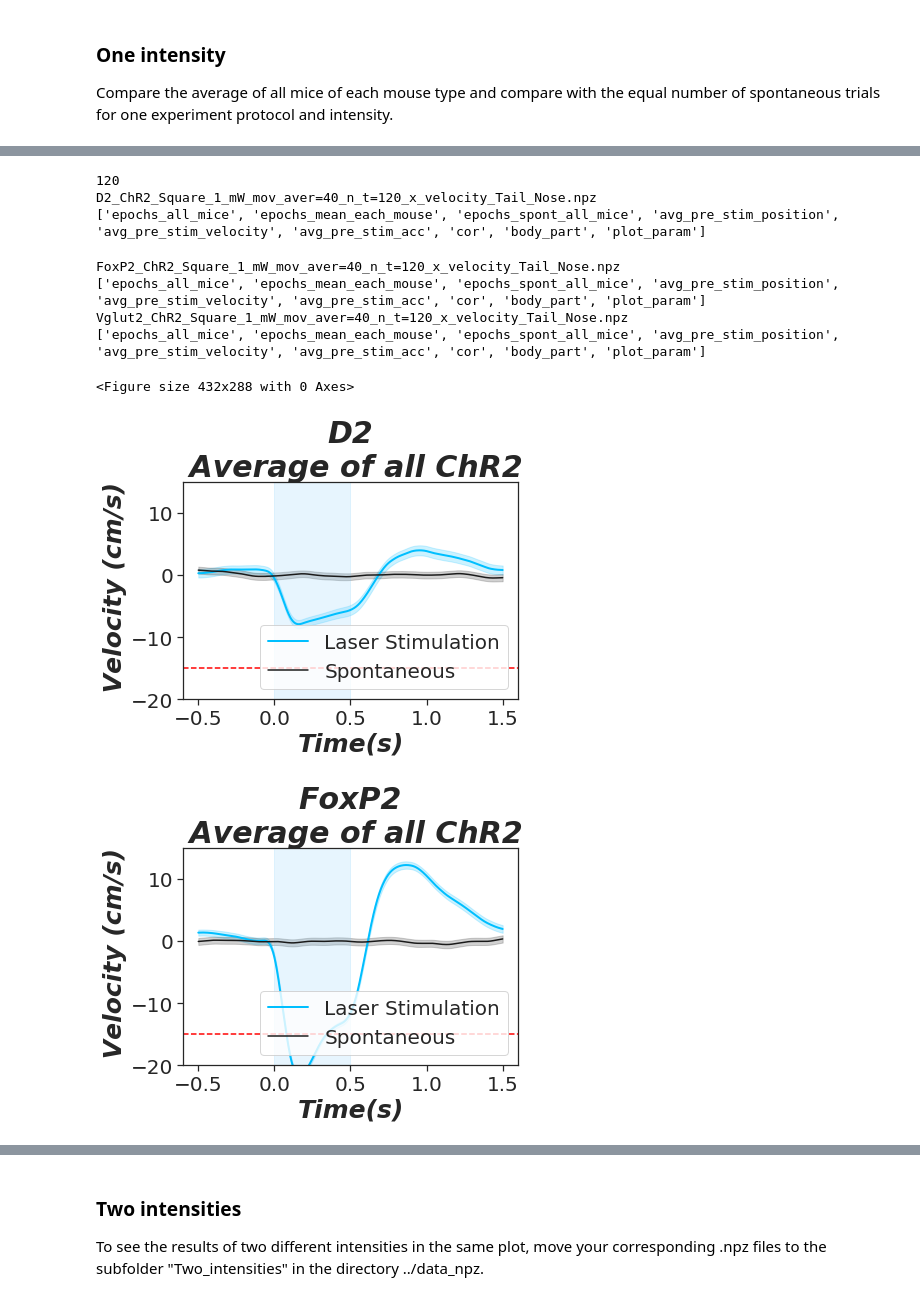
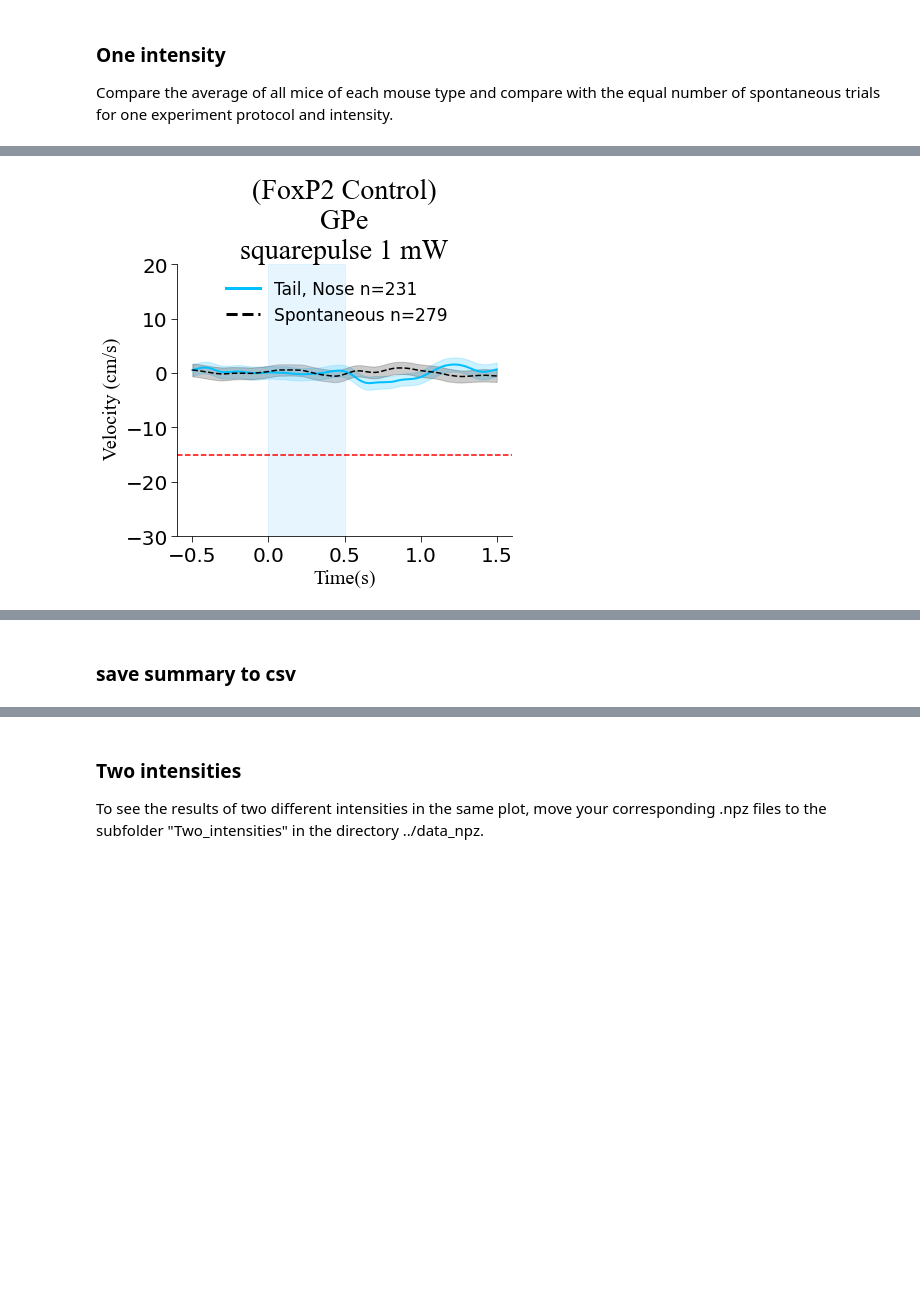
Before and after one commit to Shiva-A-Lindi/Behavioral-Analysis, a Jupyter notebook: Locomotion/Behavior_analysis_mouse_locomotion.ipynb, the cells around one changed output, grey strips where cells are left out. Drawn from its saved outputs; the diff is of its cells as text; code cells hidden in the pictures; blank space fills up the shorter version.

Commit message:
all mouse lines superimposed intensities plotted. Debugging violin plot

```diff
--- a/Locomotion/Behavior_analysis_mouse_locomotion.ipynb
+++ b/Locomotion/Behavior_analysis_mouse_locomotion.ipynb
@@ -141,19 +142,15 @@ opto_par_list=['ChR2']
 mouse_t_list = list( mouse_dict.keys()) # mouse lines are the keys of the mouse dict
 mouse_t_list = ['Vglut2D2']
 ylim = [-20,15]
-# stim_type = 'Square_1_mW'
-#stim_type = 'GP_15_mW'
-#stim_type = 'Square_0-25_mW'
-#stim_type = 'Square_0-5_mW'
-#stim_type = 'Beta_5_mW'
 
-stim_type = 'squarepulse_1mW'
-stim_type = 'squarepulse_0-5mW'
-# stim_type = 'squarepulse_0-35mW'
-# stim_type = 'betapulse_0-5mW'
-#stim_type = 'betapulse_0-75mW'
-#stim_type = 'betapulse_1mW'
-#stim_type = 'betapulse_2-5mW'
+stim_type = 'squarepulse_0-25_mW'
+stim_type = 'squarepulse_0-35mW'
+stim_type = 'squarepulse_0-5_mW'
+stim_type = 'squarepulse_1_mW'
+stim_type = 'betapulse_0-5_mW'
+stim_type = 'betapulse_1_mW'
+stim_type = 'betapulse_2_mW'
+stim_type = 'betapulse_5_mW'
 
 stim_loc = 'STR-STN'
 stim_loc = 'STN'
@@ -346,37 +337,33 @@ OSError: Cannot save file into a non-existent directory: '/media/shiva/LaCie/Dat
 # %%
-folder = 'Square_1_mW'
+stim_type = 'squarepulse_1_mW'
+stim_loc = 'GPe'
+opto_par = 'ChR2'
+# opto_par = 'Control'
 
-print(str(int(n_timebin*1000/fps)))
-path = os.path.join(pre_direct,'data_npz',folder,'ChR2')
-Summary_files_list = list_all_files(path,".npz")
-count = 1
-min_y_pre_post = -10 ; max_y_pre_post =  5
-for file in Summary_files_list:
-    count+=1
-    print(file)
-    dat = np.load(os.path.join(path,file))
-    print(dat.files)
-    properties=file.split("_")
-    epochs_all_mice = dat['epochs_all_mice']
-    epochs_spont_all_mice = dat['epochs_spont_all_mice']#*scale_pix_to_cm/1000*fps*fps
-#     epochs_spont_all_mice = np.zeros((epochs_all_mice.shape))
-    study_param_dict = {'cor' : dat['cor'][0], 'body_part' : dat['body_part'], 'plot_param' : dat['plot_param'][0]}
+path = os.path.join(pre_direct,'data_npz', stim_loc, stim_type, opto_par)
+summary_files_list = list_all_files(path,".npz")
+min_y_pre_post = -30 ; max_y_pre_post =  20
+
+for count, filename in enumerate(summary_files_list):
+
+    dat = np.load(os.path.join(path,filename))
+    properties = filename.split("_")
+    stim_type = '_'.join(filename.split("_")[3:6])
     mouse_type = properties[0]
     opto_par = properties[1]
-    plt.figure(count)
-    fig, ax = plt.subplots(nrows=1, ncols=1, figsize=(6, 4), sharey=True)
+    epochs_all_mice = dat['epochs_all_mice']
+    epochs_spont_all_mice = dat['epochs_spont_all_mice']
+#     epochs_spont_all_mice = np.zeros((epochs_all_mice.shape))
+    study_param_dict = {'cor' : dat['cor'][0],
+                        'body_part' : dat['body_part'],
+                        'plot_param' : dat['plot_param'][0]}
 
-    plot_pre_on_post(ax,pre_direct,mouse_type,opto_par,folder,epochs_all_mice,epochs_spont_all_mice,treadmil_velocity,
-                     ylim,**t_window_dict,**study_param_dict,**intervals_dict,
-                     average = 'Averg_trials_all_mice',c_laser = 'deepskyblue',c_spont = 'k',save_as_format = '.pdf')
+
+    plot_pre_on_post(pre_direct,mouse_type, opto_par, stim_loc, stim_type,
+                     epochs_all_mice, epochs_spont_all_mice,treadmil_velocity,
+                     [min_y_pre_post, max_y_pre_post],
+                     **t_window_dict,**study_param_dict,**intervals_dict,
+                     average = 'Averg_trials_all_mice',
+                     save_as_format = '.pdf')
 # %% [output]
-120
-D2_ChR2_Square_1_mW_mov_aver=40_n_t=120_x_velocity_Tail_Nose.npz
-['epochs_all_mice', 'epochs_mean_each_mouse', 'epochs_spont_all_mice', 'avg_pre_stim_position', 'avg_pre_stim_velocity', 'avg_pre_stim_acc', 'cor', 'body_part', 'plot_param']
-FoxP2_ChR2_Square_1_mW_mov_aver=40_n_t=120_x_velocity_Tail_Nose.npz
-['epochs_all_mice', 'epochs_mean_each_mouse', 'epochs_spont_all_mice', 'avg_pre_stim_position', 'avg_pre_stim_velocity', 'avg_pre_stim_acc', 'cor', 'body_part', 'plot_param']
-Vglut2_ChR2_Square_1_mW_mov_aver=40_n_t=120_x_velocity_Tail_Nose.npz
-['epochs_all_mice', 'epochs_mean_each_mouse', 'epochs_spont_all_mice', 'avg_pre_stim_position', 'avg_pre_stim_velocity', 'avg_pre_stim_acc', 'cor', 'body_part', 'plot_param']
-<Figure size 432x288 with 0 Axes>
-[figure, old version]
+[figure, new version]
-[figure, removed]
@@ -383,0 +370,2 @@ Vglut2_ChR2_Square_1_mW_mov_aver=40_n_t=120_x_velocity_Tail_Nose.npz
+# %% [markdown]
+### save summary to csv
```
Also changed, not shown: parts of 17 cells of this notebook, 1 other file.
